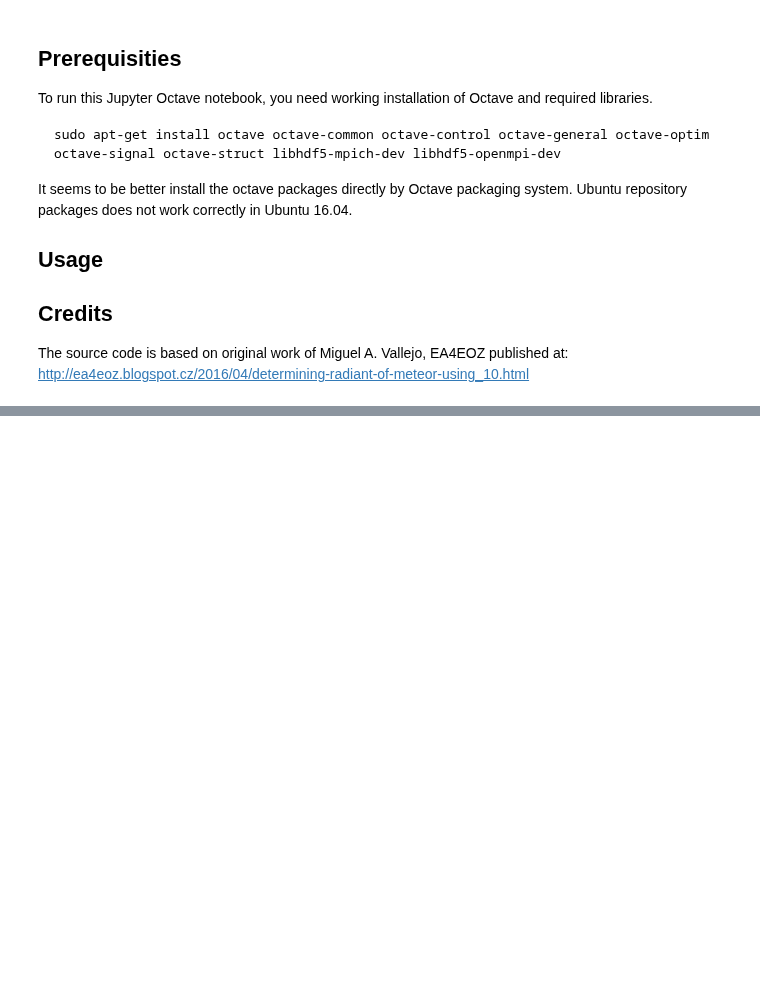
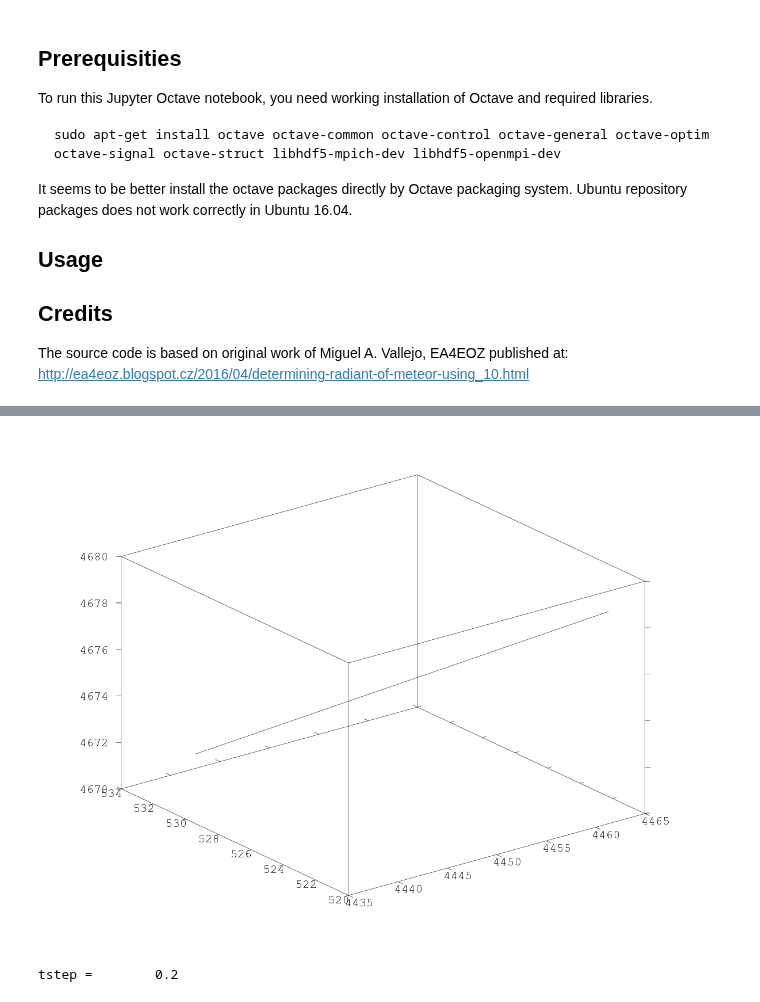
Before and after one commit to bolidozor/MeteorDataAnalyser, a Jupyter notebook: iPython/TrajectoryEstimator/Trajectory_estimator_Octave.ipynb, the cells around one changed output, grey strips where cells are left out. Cells and saved outputs as stored; diff of their text form; code cells hidden in the pictures; blank space fills up the shorter version.

```diff
--- a/iPython/TrajectoryEstimator/Trajectory_estimator_Octave.ipynb
+++ b/iPython/TrajectoryEstimator/Trajectory_estimator_Octave.ipynb
@@ -432,0 +467,7 @@ For information about changes from previous versions of the struct package, run
+# %%
+x = linspace (4463.3,  4463.3 - 23.6);
+y = linspace (521.2,  521.2 + 11.1);
+z = linspace (4678.5, 4678.5 - 7.0 );
+plot3 (x, y, z);
+# %% [output]
+[figure, added]
@@ -432,0 +476,4 @@ For information about changes from previous versions of the struct package, run
+# %%
+tstep = 0.2
+# %% [output]
+tstep =        0.2
```
Also changed, not shown: parts of 10 cells of this notebook, 3 other files.
